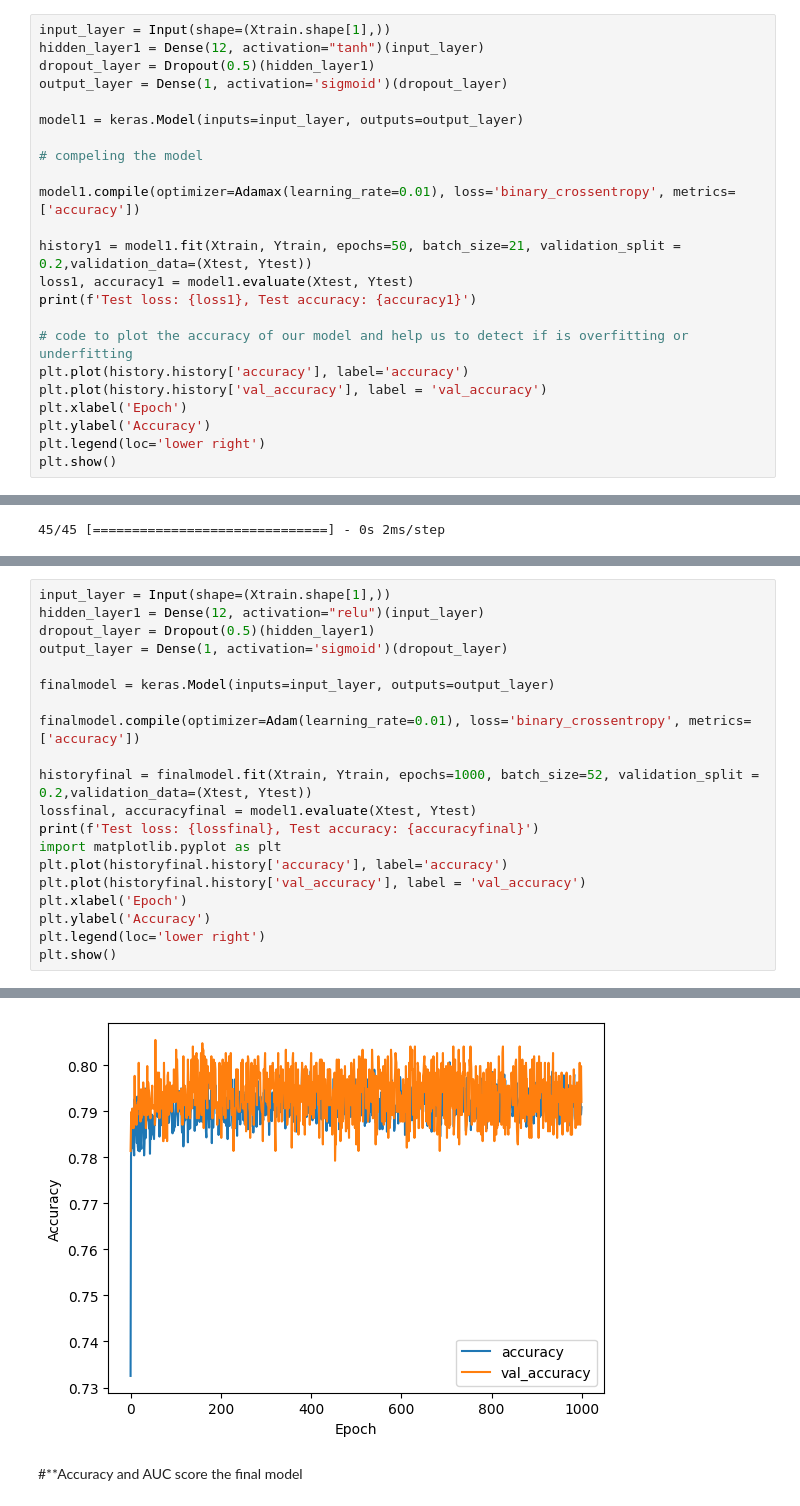
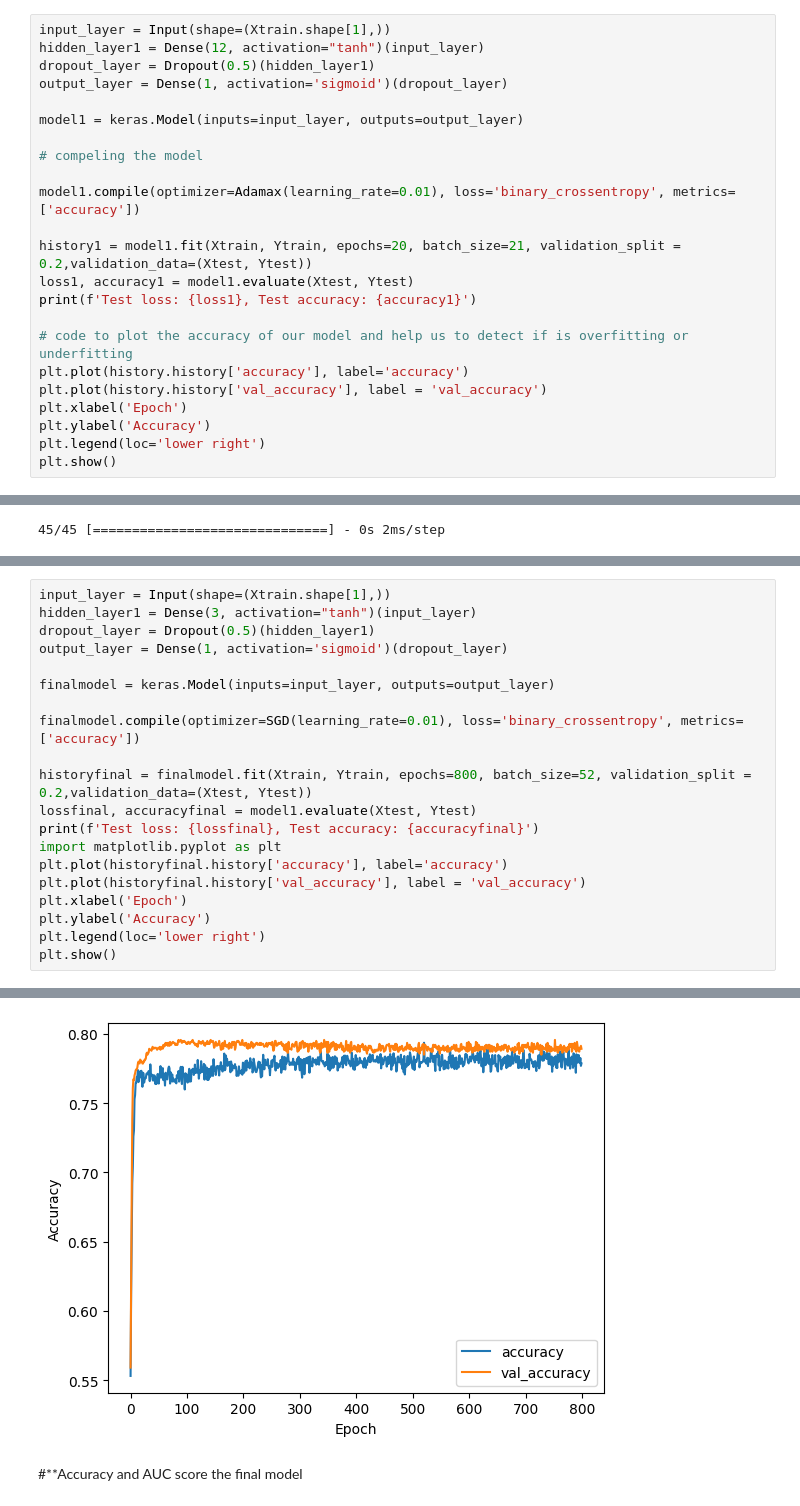
Before and after one commit to EddyKubwimana/83082025_Churning_Customers, a Jupyter notebook: Assignment3.ipynb, the cells around one changed output, grey strips where cells are left out. Cells and saved outputs as stored; diff of their text form.

```diff
--- a/Assignment3.ipynb
+++ b/Assignment3.ipynb
@@ -481,7 +481,7 @@ model1 = keras.Model(inputs=input_layer, outputs=output_layer)
 
 model1.compile(optimizer=Adamax(learning_rate=0.01), loss='binary_crossentropy', metrics=['accuracy'])
 
-history1 = model1.fit(Xtrain, Ytrain, epochs=50, batch_size=21, validation_split = 0.2,validation_data=(Xtest, Ytest))
+history1 = model1.fit(Xtrain, Ytrain, epochs=20, batch_size=21, validation_split = 0.2,validation_data=(Xtest, Ytest))
 loss1, accuracy1 = model1.evaluate(Xtest, Ytest)
 print(f'Test loss: {loss1}, Test accuracy: {accuracy1}')
 
@@ -614,14 +611,14 @@ Mean: 0.764821, Std: (0.017398) with: {'activation': 'tanh', 'learning_rate': 0.
 # %%
 input_layer = Input(shape=(Xtrain.shape[1],))
-hidden_layer1 = Dense(12, activation="relu")(input_layer)
+hidden_layer1 = Dense(3, activation="tanh")(input_layer)
 dropout_layer = Dropout(0.5)(hidden_layer1)
 output_layer = Dense(1, activation='sigmoid')(dropout_layer)
 
 finalmodel = keras.Model(inputs=input_layer, outputs=output_layer)
 
-finalmodel.compile(optimizer=Adam(learning_rate=0.01), loss='binary_crossentropy', metrics=['accuracy'])
+finalmodel.compile(optimizer=SGD(learning_rate=0.01), loss='binary_crossentropy', metrics=['accuracy'])
 
-historyfinal = finalmodel.fit(Xtrain, Ytrain, epochs=1000, batch_size=52, validation_split = 0.2,validation_data=(Xtest, Ytest))
+historyfinal = finalmodel.fit(Xtrain, Ytrain, epochs=800, batch_size=52, validation_split = 0.2,validation_data=(Xtest, Ytest))
 lossfinal, accuracyfinal = model1.evaluate(Xtest, Ytest)
 print(f'Test loss: {lossfinal}, Test accuracy: {accuracyfinal}')
 import matplotlib.pyplot as plt
@@ -652,4 +649,4 @@ Test loss: 0.4274030029773712, Test accuracy: 0.7892122268676758
-[figure, old version]
+[figure, new version]
 # %% [markdown]
 #**Accuracy and AUC score the final model
 # %%
```
Also changed, not shown: parts of 22 cells of this notebook.
